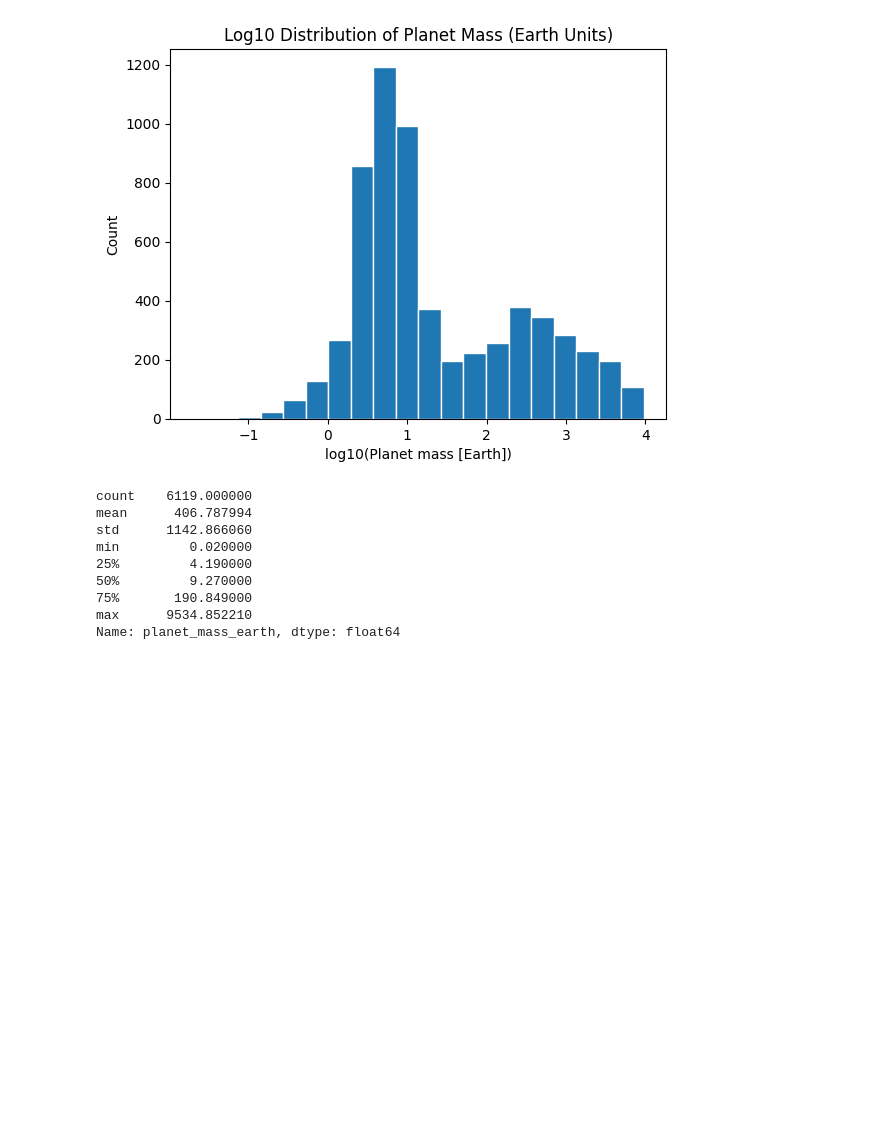
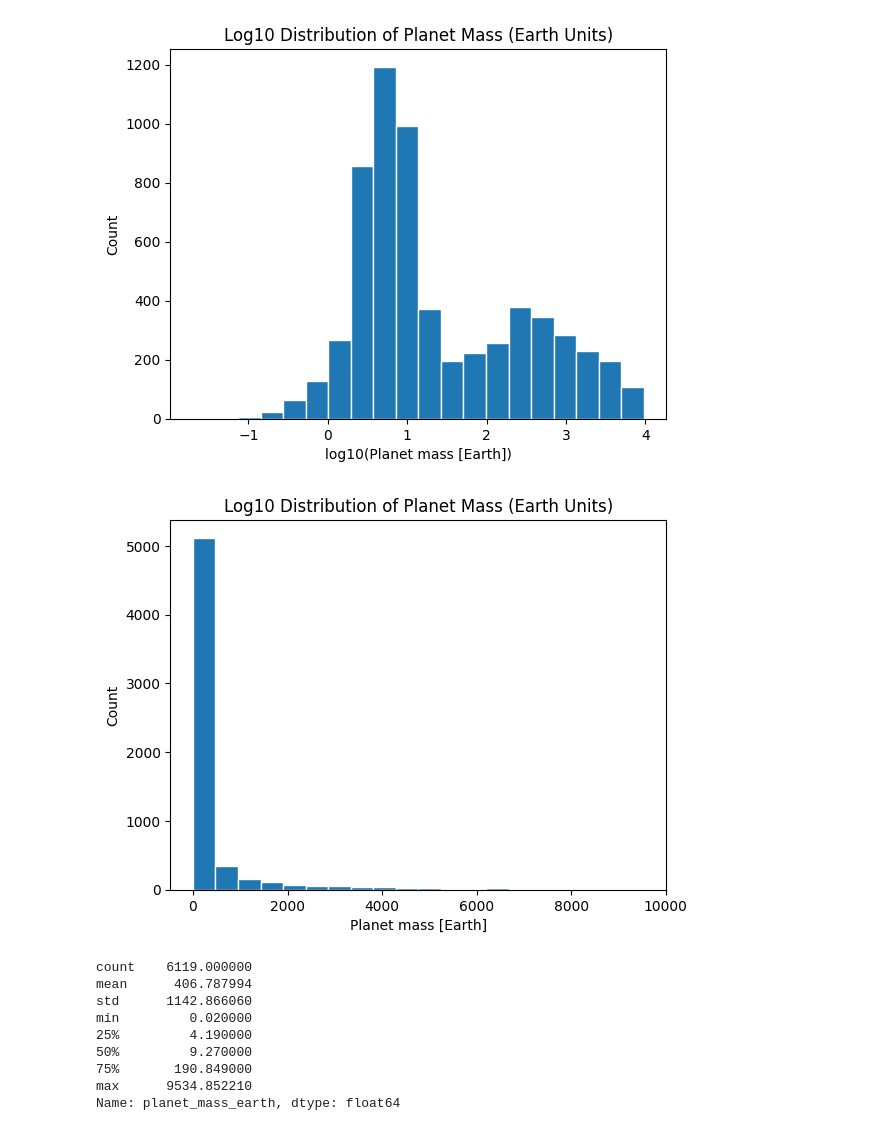
Before and after one commit to plamensve/DS_2026_FP, a Jupyter notebook: notebooks/02_detection_method_vs_planet_properties.ipynb, the cells around one changed output. Saved outputs shown, nothing was run; the diff lists cells and outputs as text; code cells hidden in the pictures; blank space fills up the shorter version.

```diff
--- a/notebooks/02_detection_method_vs_planet_properties.ipynb
+++ b/notebooks/02_detection_method_vs_planet_properties.ipynb
@@ -265,6 +267,17 @@ plt.ylabel('Count')
 plt.show()
 # %% [output]
 [figure]
+# %%
+#For comparison, if we do not use log10, the data will have this distribution.
+#This clearly answers the question of why we use log10 in this case.
+plt.hist(hypotheses_data['planet_mass_earth'], bins=20, edgecolor='white')
+
+plt.title('Log10 Distribution of Planet Mass (Earth Units)')
+plt.xlabel('Planet mass [Earth]')
+plt.ylabel('Count')
+plt.show()
+# %% [output]
+[figure, added]
 # %%
 hypotheses_data['planet_mass_earth'].describe()
 # %% [output]
```
Also changed, not shown: parts of 11 cells of this notebook.
